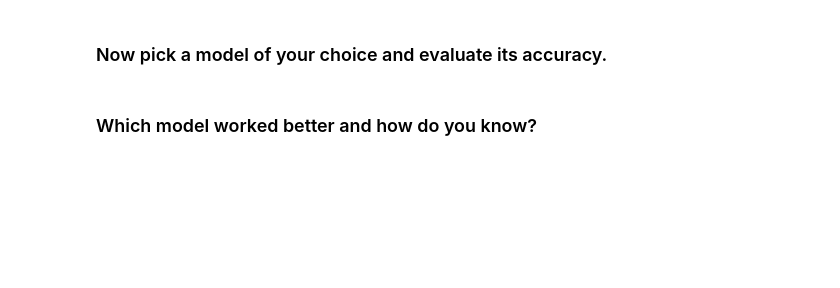
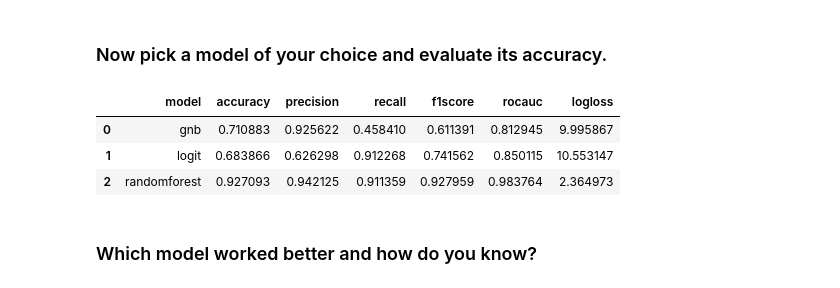
Before and after one commit to ta-datapt-bcn/lab-unbalance, a Jupyter notebook: your-code/lab_inbalance.ipynb, the cells around one changed output. Drawn from its saved outputs; the diff is of its cells as text; code cells hidden in the pictures; blank space fills up the shorter version.

```diff
--- a/your-code/lab_inbalance.ipynb
+++ b/your-code/lab_inbalance.ipynb
@@ -100,3 +109,12 @@ sns.heatmap(fraud_detection_dummy.corr(), annot=True)
 # %% [markdown]
 ### Run a logisitc regression classifier and evaluate its accuracy.
+# %%
+from sklearn.model_selection import train_test_split
+X_raw = fraud_detection_dummy[[x for x in fraud_detection_dummy.columns  if x!='isFraud']]
+y_raw = fraud_detection_dummy['isFraud']
+# %%
+# Balanceamos la muestra haciendo undersampling
+from imblearn.under_sampling import RandomUnderSampler
+under_sample = RandomUnderSampler(random_state=42)
+X, y = under_sample.fit_resample(X_raw, y_raw)
 # %%
@@ -151,37 +166,42 @@ from sklearn.metrics import auc, roc_curve, roc_auc_score, precision_recall_curv
 def baseline_report(model, X_train, X_test, y_train, y_test, name):
     strat_k_fold = StratifiedKFold(n_splits=5, shuffle=True)
     model.fit(X_train, y_train)
     accuracy     = np.mean(cross_val_score(model, X_train, y_train, cv=strat_k_fold, scoring='accuracy'))
     precision    = np.mean(cross_val_score(model, X_train, y_train, cv=strat_k_fold, scoring='precision'))
     recall       = np.mean(cross_val_score(model, X_train, y_train, cv=strat_k_fold, scoring='recall'))
     f1score      = np.mean(cross_val_score(model, X_train, y_train, cv=strat_k_fold, scoring='f1'))
     rocauc       = np.mean(cross_val_score(model, X_train, y_train, cv=strat_k_fold, scoring='roc_auc'))
     y_pred = model.predict(X_test)
     logloss      = log_loss(y_test, y_pred)   # SVC & LinearSVC unable to use cvs
 
     df_model = pd.DataFrame({'model'        : [name],
                              'accuracy'     : [accuracy],
                              'precision'    : [precision],
                              'recall'       : [recall],
                              'f1score'      : [f1score],
                              'rocauc'       : [rocauc],
                              'logloss'      : [logloss]})   # timetaken: to be used for comparison later
     return df_model
 
 # to evaluate baseline models
 models = {  'gnb': GaussianNB(),
 #             'bnb': BernoulliNB(),
-            'mnb': MultinomialNB(),
-#             'logit': LogisticRegression(),
-            'knn': KNeighborsClassifier(),
-            'decisiontree': DecisionTreeClassifier(),
+#            'mnb': MultinomialNB(),
+            'logit': LogisticRegression(),
+#            'knn': KNeighborsClassifier(),
+#             'decisiontree': DecisionTreeClassifier(),
             'randomforest': RandomForestClassifier(),
 #             'svc': SVC(probability=True),
 #             'linearsvc': LinearSVC()
          }
 models_df = pd.concat([baseline_report(model, X_train, X_test, y_train, y_test, name) for (name, model) in models.items()])
 models_df.reset_index(inplace=True, drop=True)
 models_df
+# %% [output]
+|  | model | accuracy | precision | recall | f1score | rocauc | logloss |
+| 0 | gnb | 0.710883 | 0.925622 | 0.458410 | 0.611391 | 0.812945 | 9.995867 |
+| 1 | logit | 0.683866 | 0.626298 | 0.912268 | 0.741562 | 0.850115 | 10.553147 |
+| 2 | randomforest | 0.927093 | 0.942125 | 0.911359 | 0.927959 | 0.983764 | 2.364973 |
 # %% [markdown]
 ### Which model worked better and how do you know?
 # %%
```
Also changed, not shown: parts of 6 cells of this notebook.
